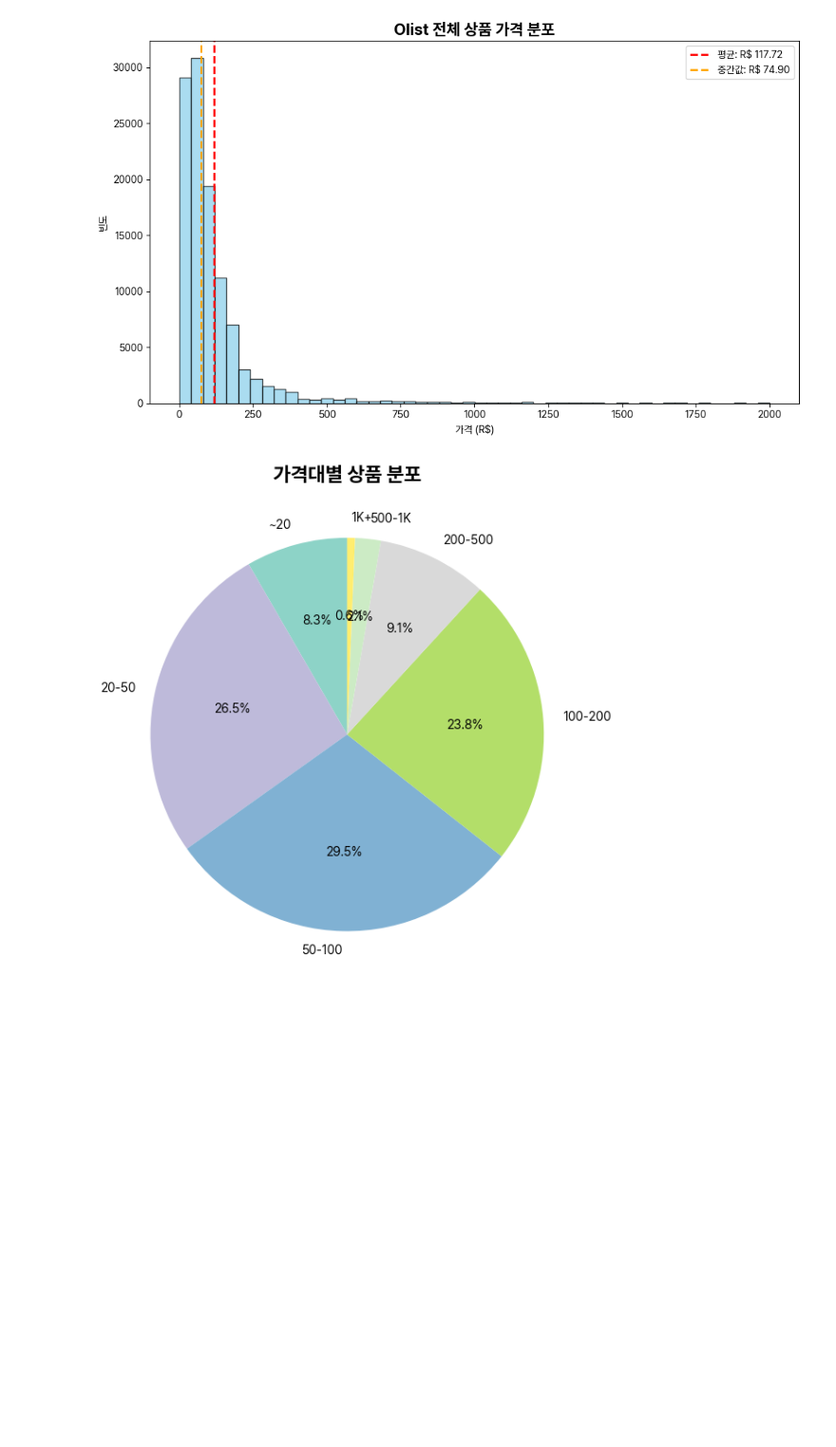
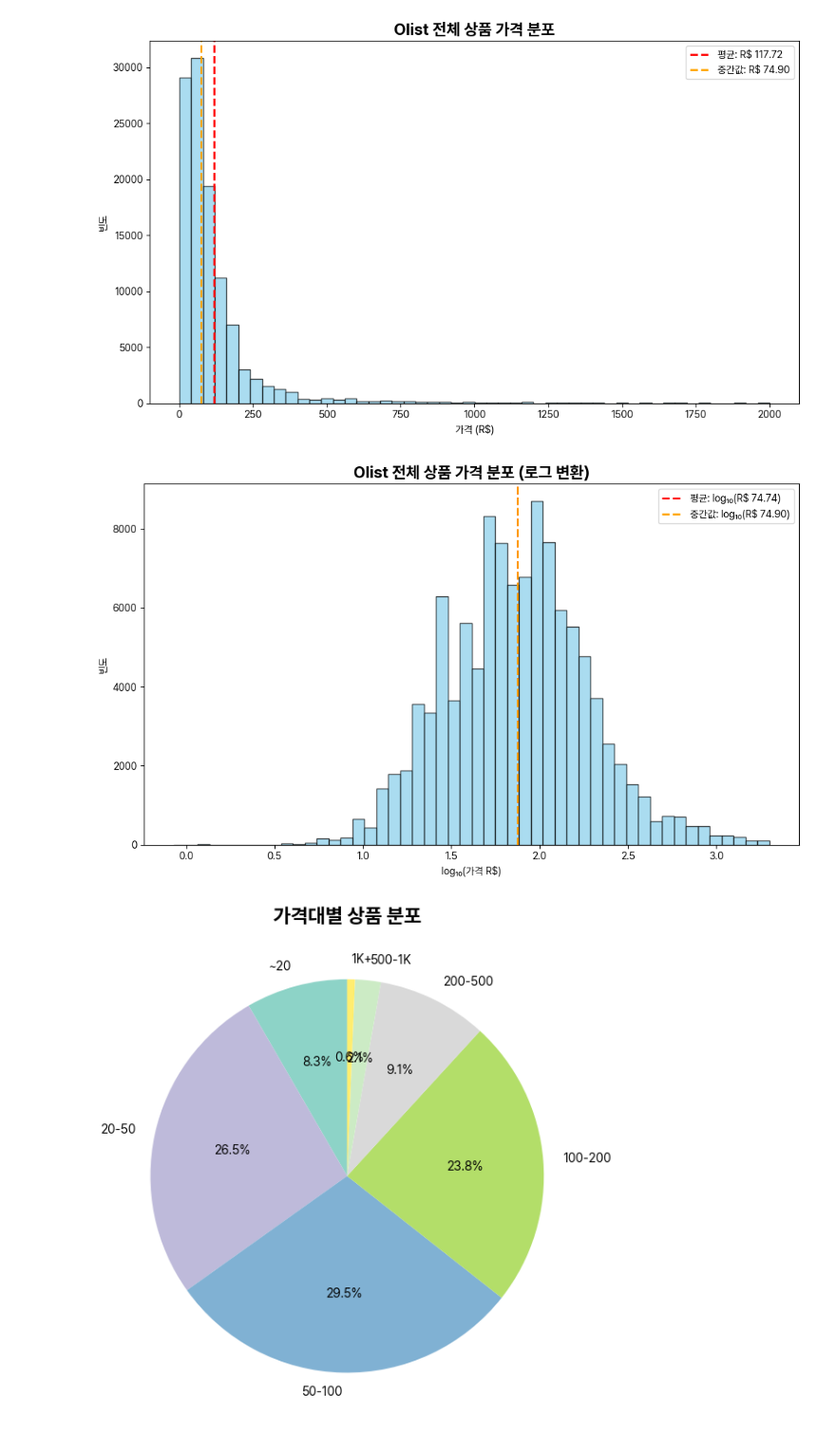
Before and after one commit to yeoyun/Brazilian-E-Commerce-by-Olist, a Jupyter notebook: 01.analysis/04_Olist/가격대분석.ipynb, the cells around one changed output. Shown: that part at 95% size. Drawn from its saved outputs; the diff is of its cells as text; code cells hidden in the pictures; blank space fills up the shorter version.

```diff
--- a/01.analysis/04_Olist/가격대분석.ipynb
+++ b/01.analysis/04_Olist/가격대분석.ipynb
@@ -165,6 +165,25 @@ plt.tight_layout()
 plt.show()
 # %% [output]
 [figure]
+# %%
+plt.figure(figsize=(10, 6))
+
+log_prices = np.log10(df_prices['price'][df_prices['price'] > 0])
+
+plt.hist(log_prices, bins=50, alpha=0.7, color='skyblue', edgecolor='black')
+plt.axvline(log_prices.mean(), color='red', linestyle='--', linewidth=2,
+            label=f'평균: log₁₀(R$ {10**log_prices.mean():.2f})')
+plt.axvline(log_prices.median(), color='orange', linestyle='--', linewidth=2,
+            label=f'중간값: log₁₀(R$ {10**log_prices.median():.2f})')
+
+plt.xlabel('log₁₀(가격 R$)')
+plt.ylabel('빈도')
+plt.title('Olist 전체 상품 가격 분포 (로그 변환)', fontsize=16, fontweight='bold')
+plt.legend()
+plt.tight_layout()
+plt.show()
+# %% [output]
+[figure, added]
 # %%
 # 🎯 2-2. 가격대별 구간 분석 (파이차트)
 price_ranges = pd.cut(df_prices['price'],
```
Also changed, not shown: parts of 1 cell of this notebook, 1 other file.
